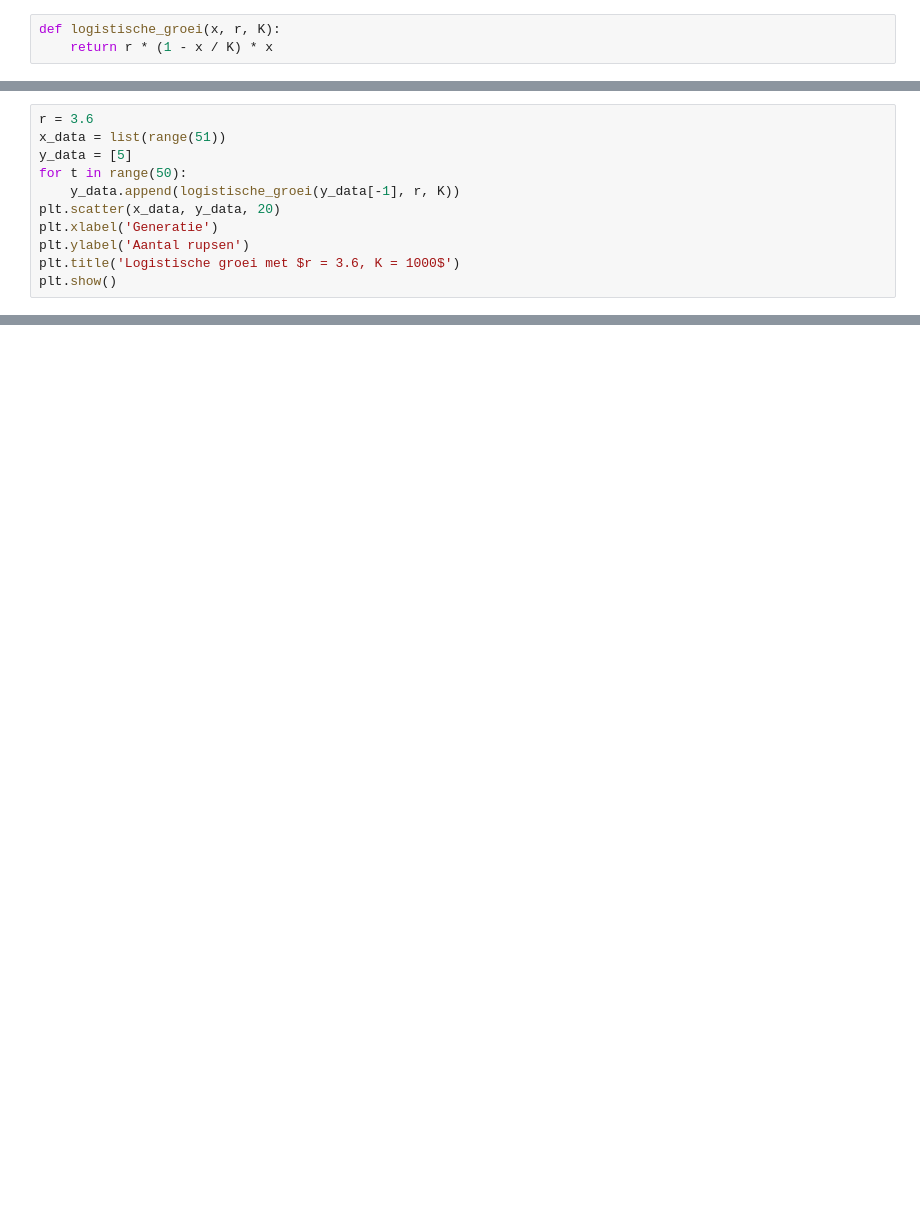
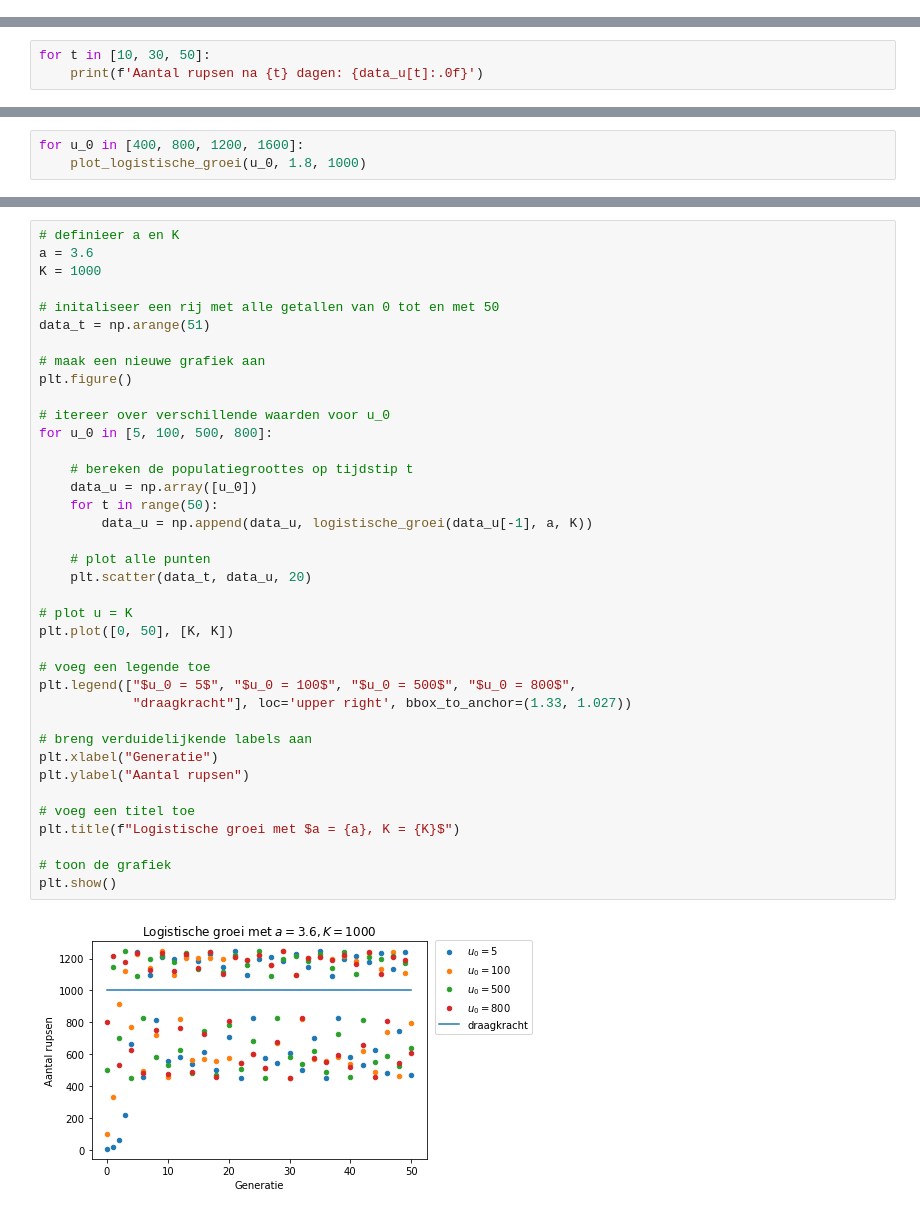
Before and after one commit to jvdrhoof/Insects, a Jupyter notebook: hoofdstuk_2.ipynb, the cells around one changed output, grey strips where cells are left out. Saved outputs shown, nothing was run; the diff lists cells and outputs as text; blank space fills up the shorter version.

```diff
--- a/hoofdstuk_2.ipynb
+++ b/hoofdstuk_2.ipynb
@@ -17,3 +0,0 @@ Net als in het vorige hoofdstuk, kunnen we ook nu deze vergelijking omzetten in
-# %%
-def logistische_groei(x, r, K):
-    return r * (1 - x / K) * x
@@ -135,11 +0,0 @@ Logistische groei lijkt niet zo gecompliceerd: ofwel lijken we te convergeren na
-# %%
-r = 3.6
-x_data = list(range(51))
-y_data = [5]
-for t in range(50):
-    y_data.append(logistische_groei(y_data[-1], r, K))
-plt.scatter(x_data, y_data, 20)
-plt.xlabel('Generatie')
-plt.ylabel('Aantal rupsen')
-plt.title('Logistische groei met $r = 3.6, K = 1000$')
-plt.show()
@@ -374,0 +113,3 @@ Hier zien we de gemiddelde fout tussen de voorspelde en de geobserveerde tempera
+# %%
+for t in [10, 30, 50]:
+    print(f'Aantal rupsen na {t} dagen: {data_u[t]:.0f}')
@@ -374,0 +180,3 @@ Hier zien we de gemiddelde fout tussen de voorspelde en de geobserveerde tempera
+# %%
+for u_0 in [400, 800, 1200, 1600]:
+    plot_logistische_groei(u_0, 1.8, 1000)
@@ -374,0 +227,40 @@ Hier zien we de gemiddelde fout tussen de voorspelde en de geobserveerde tempera
+# %%
+# definieer a en K
+a = 3.6
+K = 1000
+
+# initaliseer een rij met alle getallen van 0 tot en met 50
+data_t = np.arange(51)
+
+# maak een nieuwe grafiek aan
+plt.figure()
+
+# itereer over verschillende waarden voor u_0
+for u_0 in [5, 100, 500, 800]:
+
+    # bereken de populatiegroottes op tijdstip t
+    data_u = np.array([u_0])
+    for t in range(50):
+        data_u = np.append(data_u, logistische_groei(data_u[-1], a, K))
+
+    # plot alle punten
+    plt.scatter(data_t, data_u, 20)
+
+# plot u = K
+plt.plot([0, 50], [K, K])
+
+# voeg een legende toe
+plt.legend(["$u_0 = 5$", "$u_0 = 100$", "$u_0 = 500$", "$u_0 = 800$",
+            "draagkracht"], loc='upper right', bbox_to_anchor=(1.33, 1.027))
+
+# breng verduidelijkende labels aan
+plt.xlabel("Generatie")
+plt.ylabel("Aantal rupsen")
+
+# voeg een titel toe
+plt.title(f"Logistische groei met $a = {a}, K = {K}$")
+
+# toon de grafiek
+plt.show()
+# %% [output]
+[figure, added]
```
Also changed, not shown: parts of 71 cells of this notebook, 3 other files.
